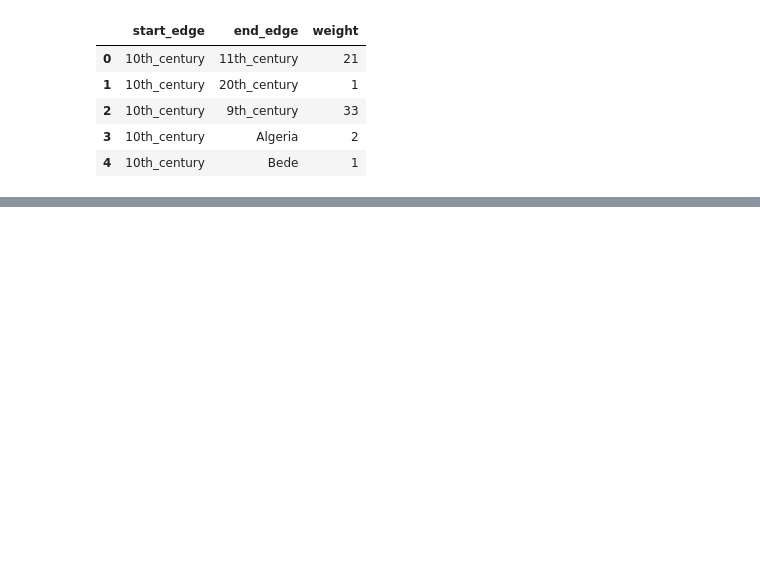
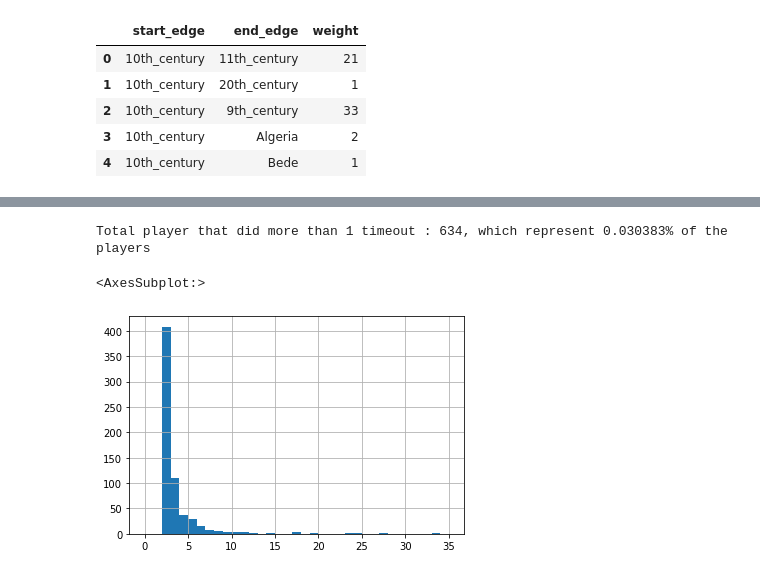
Before and after one commit to epfl-ada/ada-2022-project-7yobananaboy7, a Jupyter notebook: main.ipynb, the cells around one changed output, grey strips where cells are left out. Drawn from its saved outputs; the diff is of its cells as text; code cells hidden in the pictures; blank space fills up the shorter version.

```diff
--- a/main.ipynb
+++ b/main.ipynb
@@ -482,0 +500,8 @@ SyntaxError: invalid syntax (Temp/ipykernel_74720/1081082078.py, line 1)
+# %%
+nb_player_mult_timeout = len(player_stats[player_stats.nb_timeout > 1])
+print("Total player that did more than 1 timeout : %d, which represent %f%% of the players"%(nb_player_mult_timeout, nb_player_mult_timeout/total_player))
+player_stats[player_stats.nb_timeout > 1].nb_timeout.hist(bins = range(0, player_stats.nb_timeout.max()))
+# %% [output]
+Total player that did more than 1 timeout : 634, which represent 0.030383% of the players
+<AxesSubplot:>
+[figure, added]
```
Also changed, not shown: parts of 16 cells of this notebook, 2 other files.
